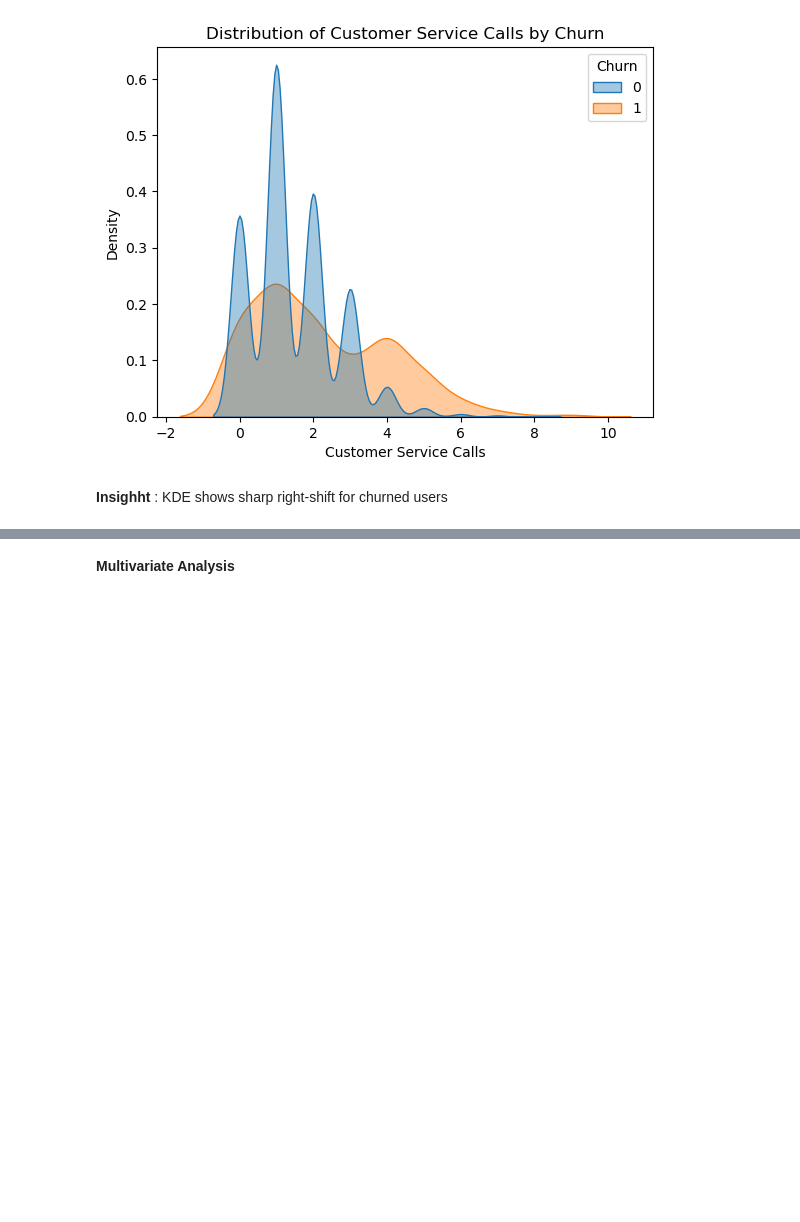
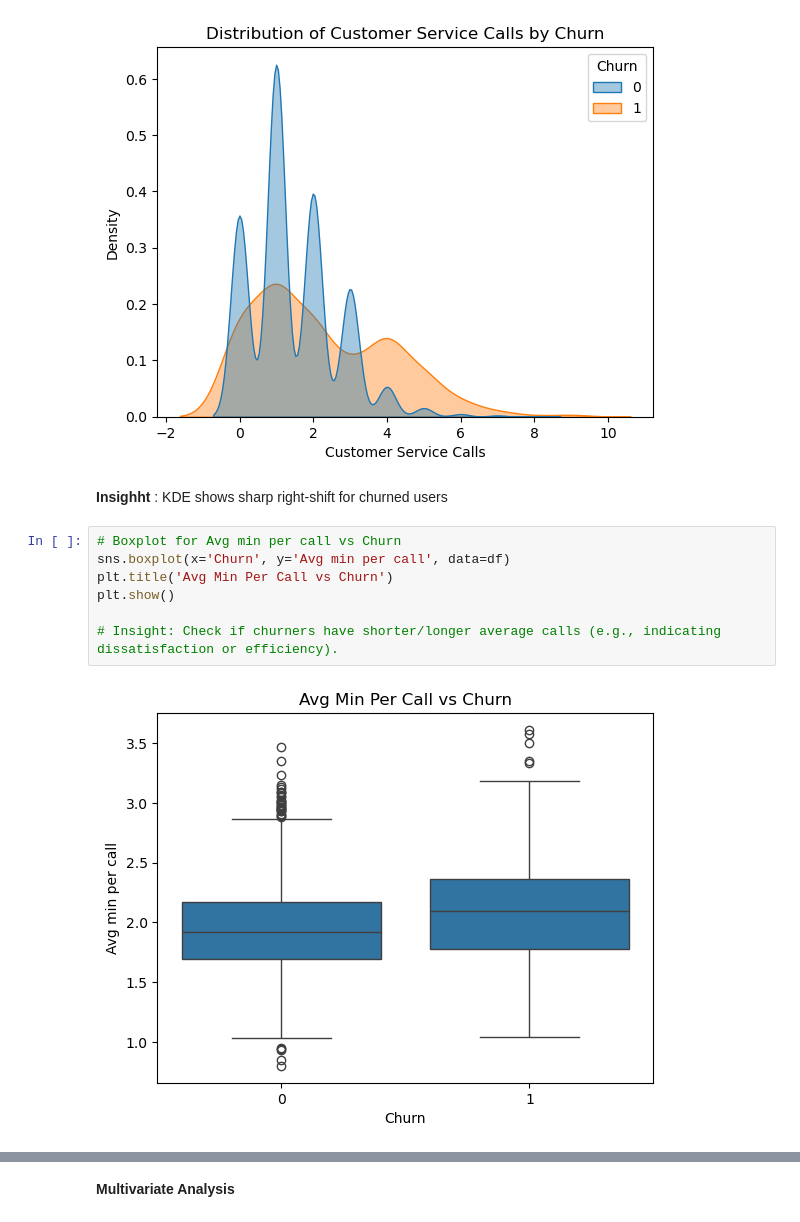
Before and after one commit to BatthulaVinay/MLChurnproject, a Jupyter notebook: notebook/EDA.ipynb, the cells around one changed output, grey strips where cells are left out. Drawn from its saved outputs; the diff is of its cells as text; blank space fills up the shorter version.

```diff
--- a/notebook/EDA.ipynb
+++ b/notebook/EDA.ipynb
@@ -376,3 +376,12 @@ plt.show()
 [figure]
 # %% [markdown]
 **Insighht** : KDE shows sharp right-shift for churned users
+# %%
+# Boxplot for Avg min per call vs Churn
+sns.boxplot(x='Churn', y='Avg min per call', data=df)
+plt.title('Avg Min Per Call vs Churn')
+plt.show()
+
+# Insight: Check if churners have shorter/longer average calls (e.g., indicating dissatisfaction or efficiency).
+# %% [output]
+[figure, added]
```
Also changed, not shown: parts of 16 cells of this notebook, 1 other file.
